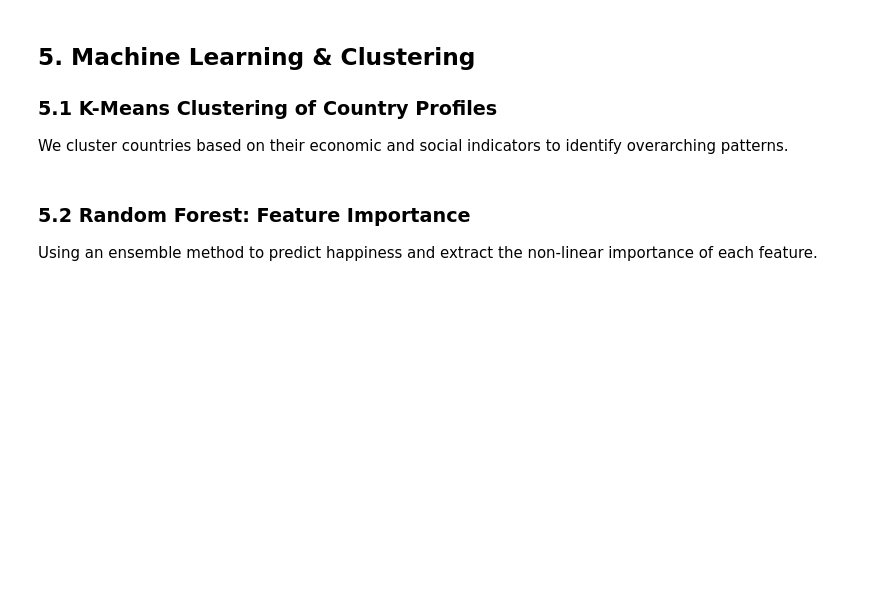
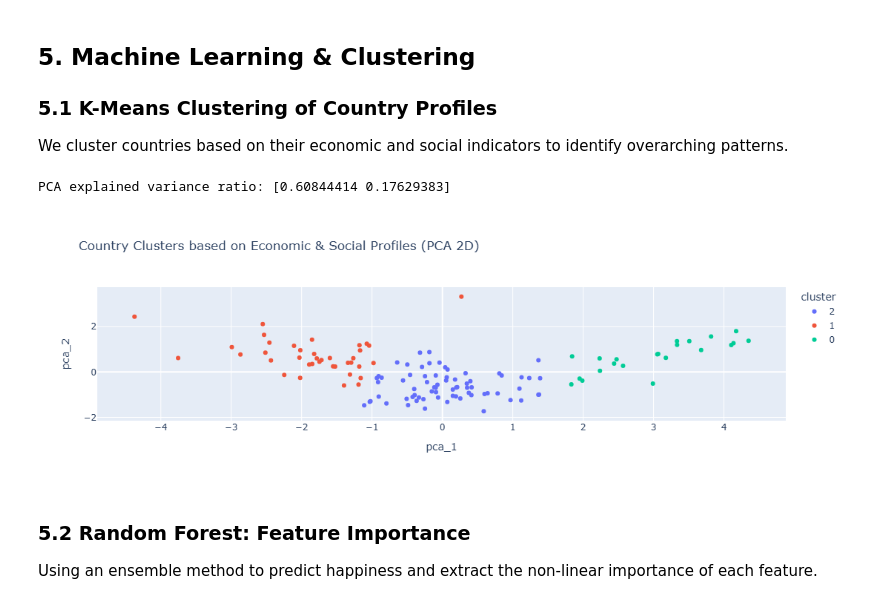
Before and after one commit to Bor-Code/Global-Climate-Socioeconomic-Impact, a Jupyter notebook: analyses/Climate_Economic_Wellbeing_Analysis.ipynb, the cells around one changed output. Saved outputs shown, nothing was run; the diff lists cells and outputs as text; code cells hidden in the pictures; blank space fills up the shorter version.

```diff
--- a/analyses/Climate_Economic_Wellbeing_Analysis.ipynb
+++ b/analyses/Climate_Economic_Wellbeing_Analysis.ipynb
@@ -91,18 +105,11 @@ print(f"Statistically significant difference across years: {p_value < 0.05}")
 Identifying which factors have the most statistically significant linear relationship with the Happiness Score.
 # %%
 df_reg = df_latest.drop_nulls(
-    subset=[
-        "happiness_score",
-        "gdp_per_capita",
-        "social_support",
-        "life_expectancy",
-        "freedom",
-        "corruption",
-    ]
+    subset=['happiness_score', 'gdp_per_capita', 'social_support', 'life_expectancy', 'freedom', 'corruption']
 ).to_pandas()
 
-X = df_reg[["gdp_per_capita", "social_support", "life_expectancy", "freedom", "corruption"]]
-y = df_reg["happiness_score"]
+X = df_reg[['gdp_per_capita', 'social_support', 'life_expectancy', 'freedom', 'corruption']]
+y = df_reg['happiness_score']
 
 X_with_const = sm.add_constant(X)
 model = sm.OLS(y, X_with_const).fit()
@@ -113,34 +138,33 @@ print(model.summary())
 We cluster countries based on their economic and social indicators to identify overarching patterns.
 # %%
 # Prepare scaled data
-features = ["gdp_per_capita", "social_support", "life_expectancy", "freedom", "corruption"]
+features = ['gdp_per_capita', 'social_support', 'life_expectancy', 'freedom', 'corruption']
 X_cluster = df_reg[features]
 scaler = StandardScaler()
 X_scaled = scaler.fit_transform(X_cluster)
 
 # KMeans
 kmeans = KMeans(n_clusters=3, random_state=42, n_init=10)
-df_reg["cluster"] = kmeans.fit_predict(X_scaled)
-df_reg["cluster"] = df_reg["cluster"].astype(str)
+df_reg['cluster'] = kmeans.fit_predict(X_scaled)
+df_reg['cluster'] = df_reg['cluster'].astype(str)
 
 # PCA for 2D visualization
 pca = PCA(n_components=2)
 pca_result = pca.fit_transform(X_scaled)
-df_reg["pca_1"] = pca_result[:, 0]
-df_reg["pca_2"] = pca_result[:, 1]
+df_reg['pca_1'] = pca_result[:, 0]
+df_reg['pca_2'] = pca_result[:, 1]
 
 print(f"PCA explained variance ratio: {pca.explained_variance_ratio_}")
 
 # Plot Clusters
 fig_cluster = px.scatter(
-    df_reg,
-    x="pca_1",
-    y="pca_2",
-    color="cluster",
-    hover_name="country_name",
-    title="Country Clusters based on Economic & Social Profiles (PCA 2D)",
+    df_reg, x="pca_1", y="pca_2", color="cluster", hover_name="country_name",
+    title="Country Clusters based on Economic & Social Profiles (PCA 2D)"
 )
 fig_cluster.show()
+# %% [output]
+PCA explained variance ratio: [0.60844414 0.17629383]
+[figure, added]
 # %% [markdown]
 ### 5.2 Random Forest: Feature Importance
 Using an ensemble method to predict happiness and extract the non-linear importance of each feature.
```
Also changed, not shown: parts of 12 cells of this notebook, 4 other files.
